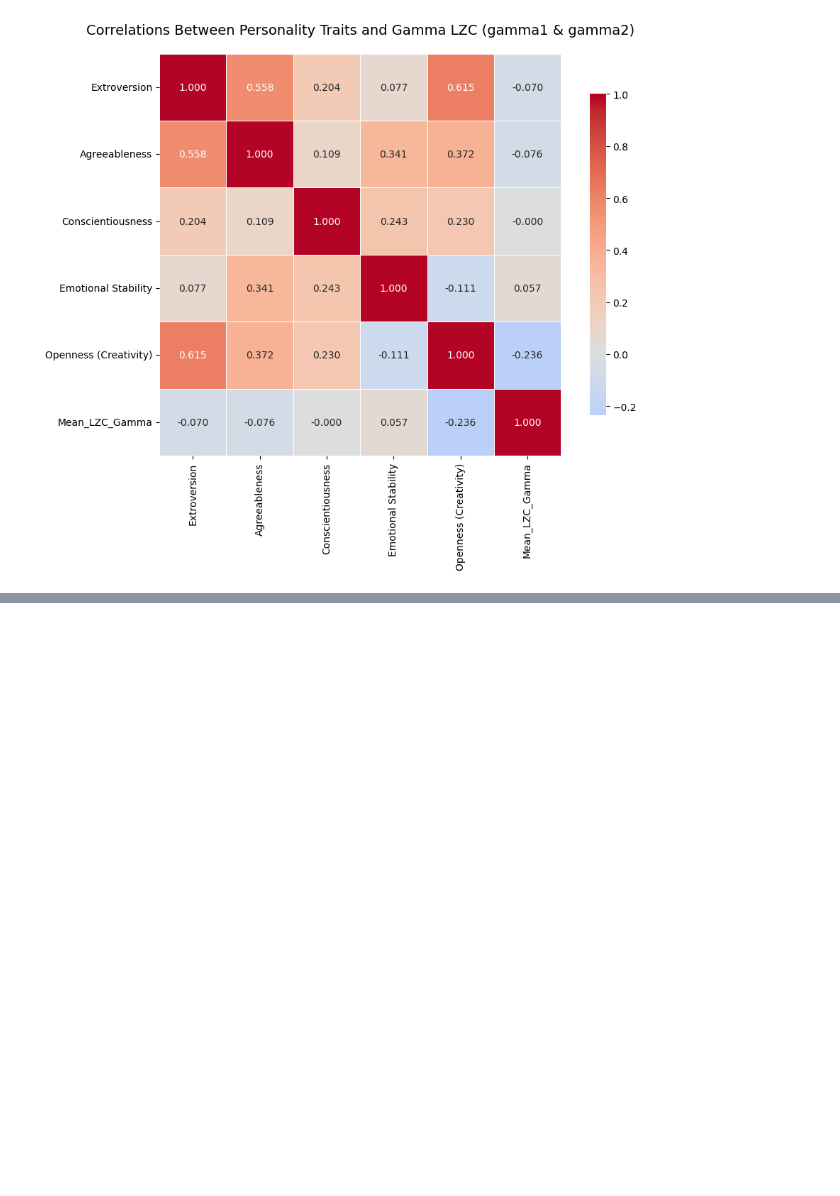
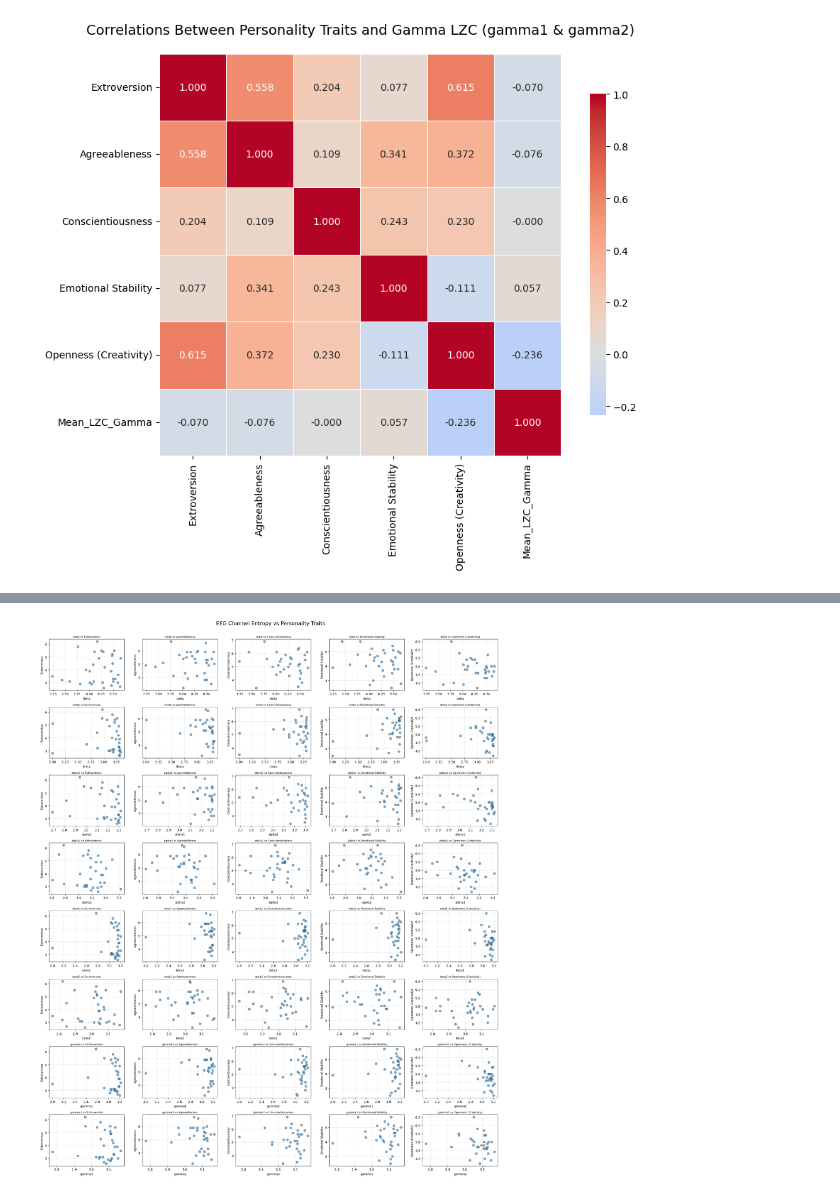
Before and after one commit to deybelman/EEG_Analysis_Project, a Jupyter notebook: analysis.ipynb, the cells around one changed output, grey strips where cells are left out. Cells and saved outputs as stored; diff of their text form; code cells hidden in the pictures; blank space fills up the shorter version.

```diff
--- a/analysis.ipynb
+++ b/analysis.ipynb
@@ -1064,0 +1055,44 @@ KeyError: 'Subject ID'
+# %%
+# Generate scatter plots for all combinations of personality traits and EEG channels
+import matplotlib.pyplot as plt
+import seaborn as sns
+
+# Set up the figure with 8 rows (channels) × 5 columns (traits)
+fig, axes = plt.subplots(8, 5, figsize=(20, 24))
+fig.suptitle('EEG Channel Entropy vs Personality Traits', fontsize=16, y=0.995)
+
+# Flatten axes for easier indexing
+axes_flat = axes.flatten()
+
+plot_idx = 0
+for channel in eeg_cols:
+    for trait in personality_cols:
+        ax = axes_flat[plot_idx]
+
+        # Create scatter plot
+        ax.scatter(
+            eeg_personality_df[channel],
+            eeg_personality_df[trait],
+            alpha=0.6,
+            s=50,
+            edgecolors='black',
+            linewidth=0.5
+        )
+
+        # Set labels
+        ax.set_xlabel(channel, fontsize=9)
+        ax.set_ylabel(trait, fontsize=9)
+
+        # Add grid for better readability
+        ax.grid(True, alpha=0.3)
+
+        # Set title (channel - trait)
+        ax.set_title(f'{channel} vs {trait}', fontsize=8, pad=5)
+
+        plot_idx += 1
+
+# Adjust layout to prevent overlap
+plt.tight_layout(rect=[0, 0, 1, 0.99])
+plt.show()
+# %% [output]
+[figure, added]
```
Also changed, not shown: parts of 21 cells of this notebook, 2 other files.
